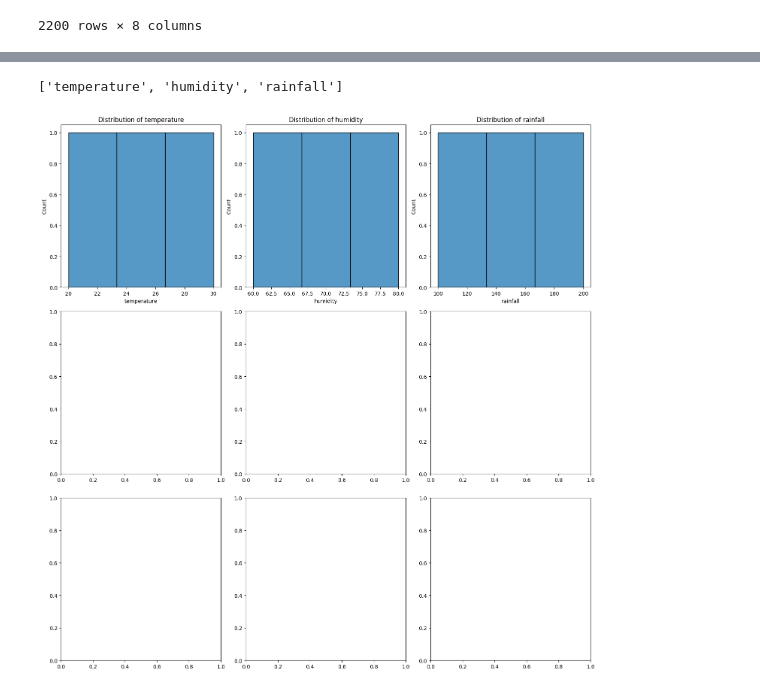
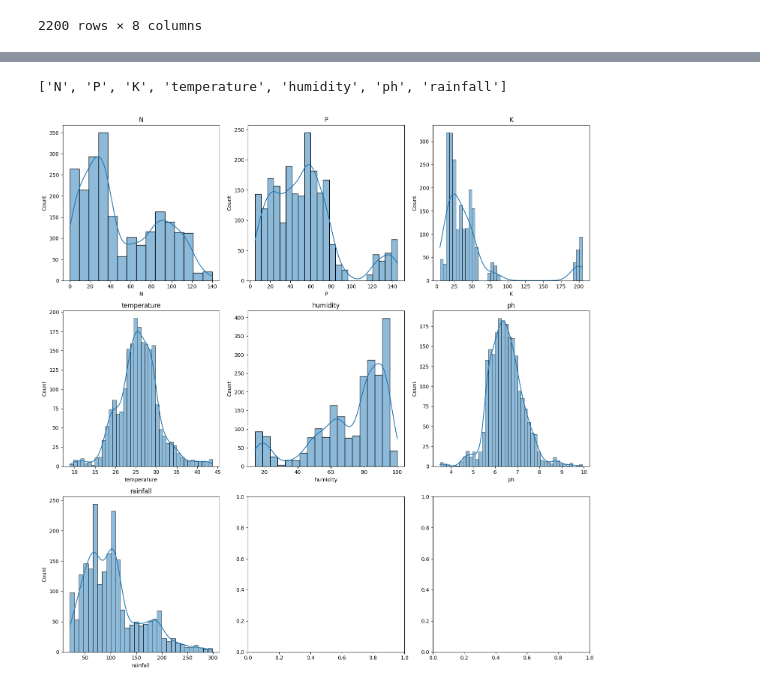
Before and after one commit to Shyam5824/Crop_and_Fertilizer_RS, a Jupyter notebook: crop.ipynb, the cells around one changed output, grey strips where cells are left out. Saved outputs shown, nothing was run; the diff lists cells and outputs as text; code cells hidden in the pictures.

```diff
--- a/crop.ipynb
+++ b/crop.ipynb
@@ -121,2 +125,4 @@ Index(['N', 'P', 'K', 'temperature', 'humidity', 'ph', 'rainfall', 'label'], dty
+# %%
+crop = pd.read_csv("./dataset/Crop_recommendation.csv", delimiter=",")  # Change delimiter if needed
 # %%
 crop['label'].value_counts()
@@ -125,15 +147,7 @@ import pandas as pd
-# %%
-data = {
-    'label': ['wheat', 'rice', 'corn'],
-    'temperature': [20, 25, 30],
-    'humidity': [80, 70, 60],
-    'rainfall': [100, 150, 200]
-}
-
-crop = pd.DataFrame(data)
 # %%
-features= crop.columns.to_list()
+ # Extracts column names, removes the 'label' column, and prints the remaining feature columns.
+features = crop.columns.to_list()
 features.remove('label')
 print(features)
 # %% [output]
-['temperature', 'humidity', 'rainfall']
+['N', 'P', 'K', 'temperature', 'humidity', 'ph', 'rainfall']
@@ -143,24 +154,13 @@ import seaborn as sns
 # %%
-import pandas as pd
-import matplotlib.pyplot as plt
+# Visualize the distribution of each feature
+
 import seaborn as sns
-
-# Sample data creation
-df = pd.DataFrame(crop)
-
-# Define features excluding the label
-features = df.columns.to_list()
-features.remove('label')
-
-# Plotting histograms
 fig, ax = plt.subplots(3, 3, figsize=(15, 15))
-
 for i, subplot in zip(features, ax.flatten()):
-    sns.histplot(data=df, x=i, ax=subplot)
-    subplot.set_title(f'Distribution of {i}')  # Optional: Add titles to each subplot
-
+    sns.histplot(crop[i], ax=subplot, kde=True)
+    subplot.set_title(i)
 plt.tight_layout()
 plt.show()
 # %% [output]
-[figure, old version]
+[figure, new version]
 # %%
```
Also changed, not shown: parts of 40 cells of this notebook.
